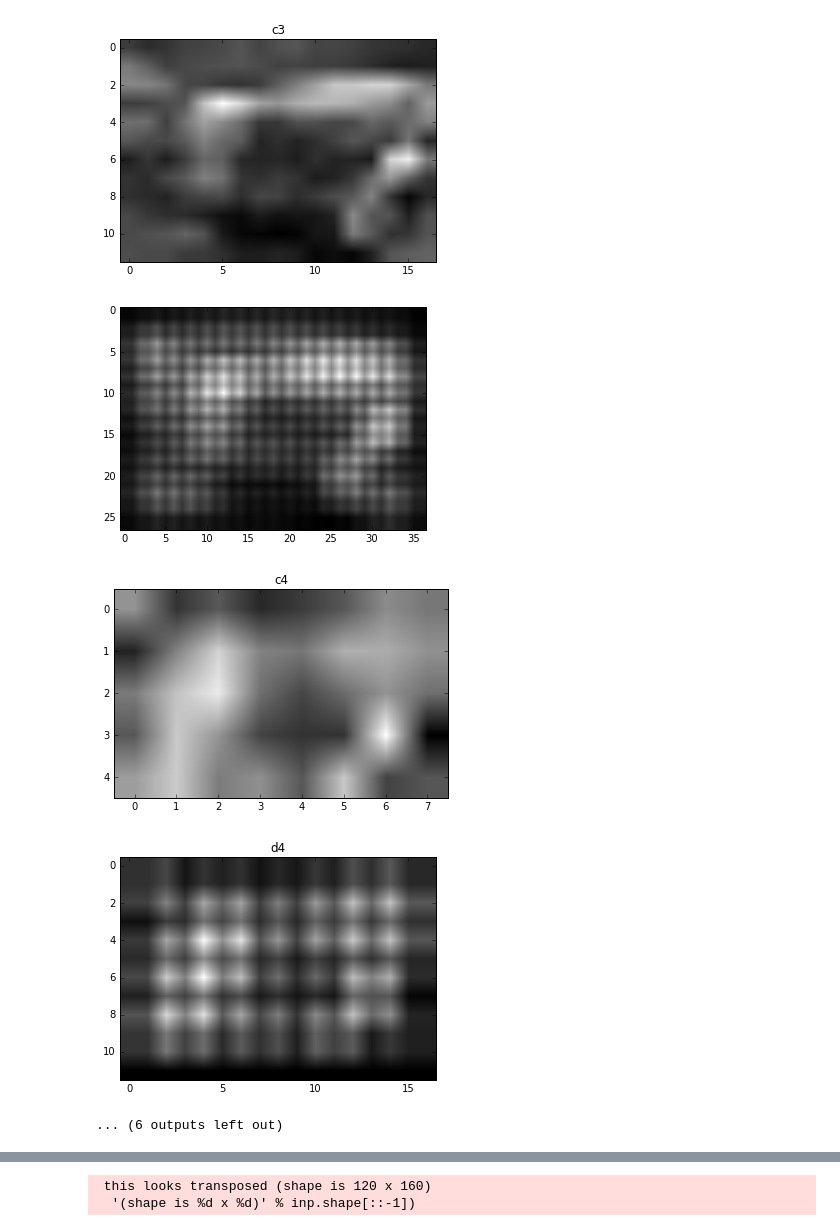
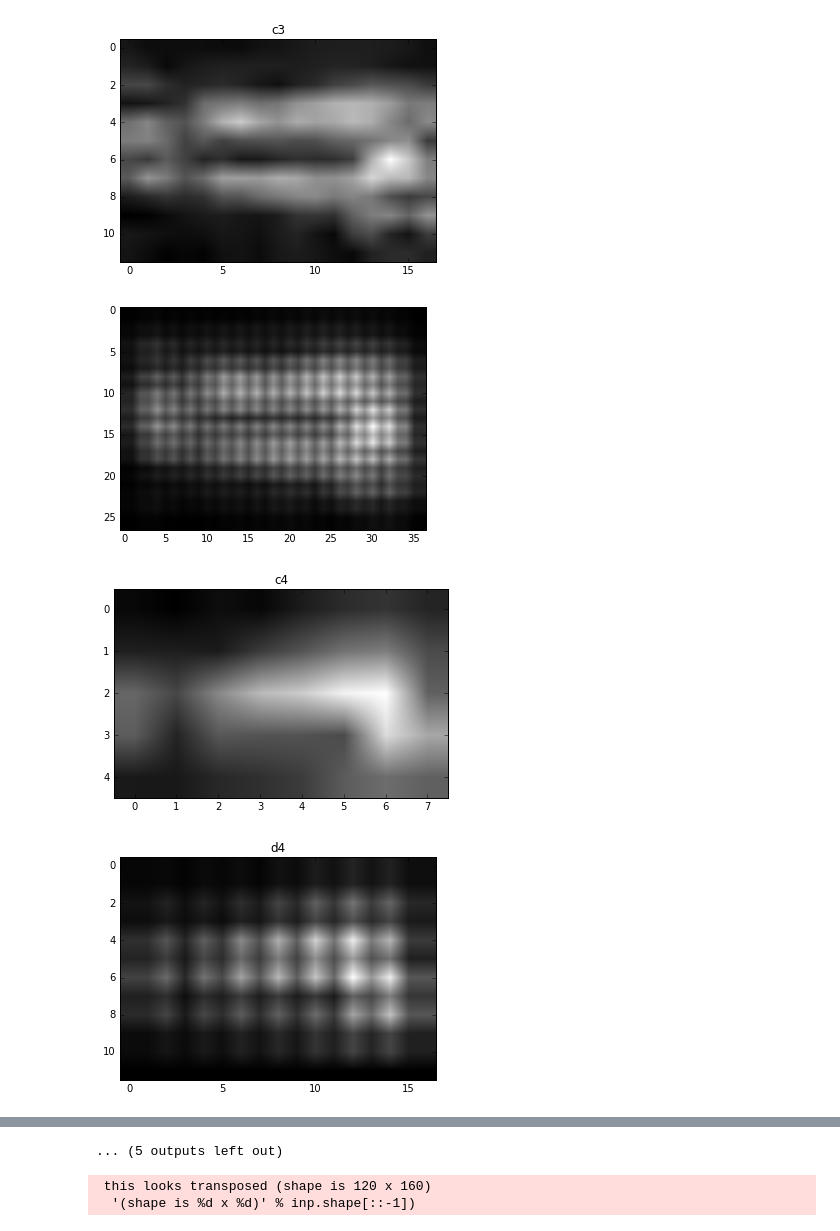
Before and after one commit to alanswx/VisualBackPropKeras, a Jupyter notebook: VisualBackProp HardCoded.ipynb, the cells around one changed output, grey strips where cells are left out. Saved outputs shown, nothing was run; the diff lists cells and outputs as text; code cells hidden in the pictures.

```diff
--- a/VisualBackProp HardCoded.ipynb
+++ b/VisualBackProp HardCoded.ipynb
@@ -5,7 +5,7 @@ from keras.layers import Lambda, Convolution2D, Activation, Dropout, Flatten, De
 from keras.layers import Dense, Lambda, ELU
 from keras.layers import Dense, Activation, Reshape, Merge
 from keras.layers.pooling import MaxPooling2D, AveragePooling1D
-from keras.layers import Merge
+from keras.layers import Merge, merge
 import keras.backend as K
 import cv2
 import argparse
@@ -22,8 +22,11 @@ import matplotlib.pyplot as plt
 import cv2  # only used for loading the image, you can use anything that returns the image as a np.ndarray
 from PIL import Image, ImageEnhance, ImageOps
 
-model = load_model("model-20.h5")
+model = load_model("model-17.h5")
 model.summary()
+
+
+
 
 car=np.array(Image.open('img_00010064_st_0_th_9459.jpg'))
 
@@ -229,5 +231,4 @@ ________________________________________________________________________________
-[figure, old version]
+[figure, new version]
-[figure, old version]
+[figure, new version]
-[figure, old version]
+[figure, new version]
-[figure, old version]
+[figure, new version]
-... (6 outputs left out)
@@ -234,3 +236,4 @@ ________________________________________________________________________________
+... (5 outputs left out)
 # %%
 plt.hist(m1d[::-1])
 plt.show()
```
Also changed, not shown: parts of 9 cells of this notebook.
